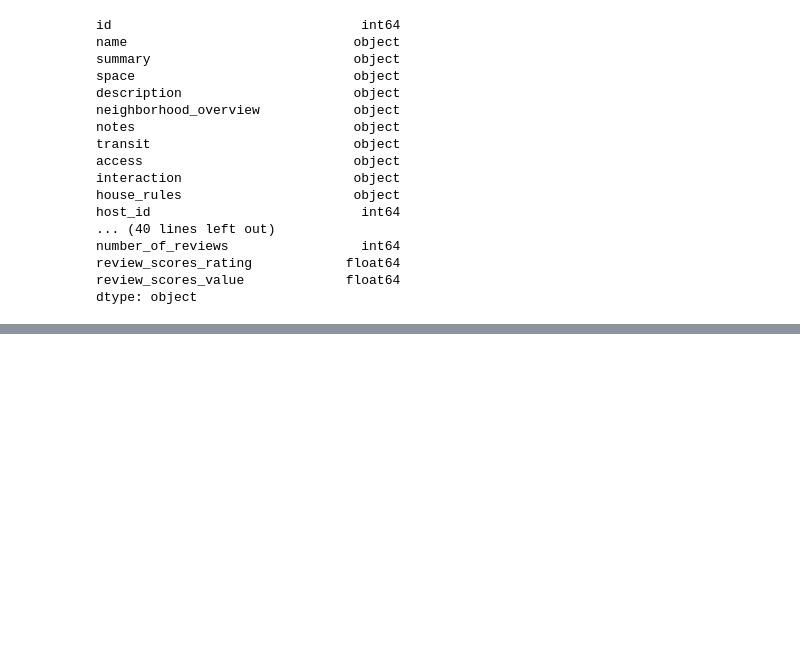
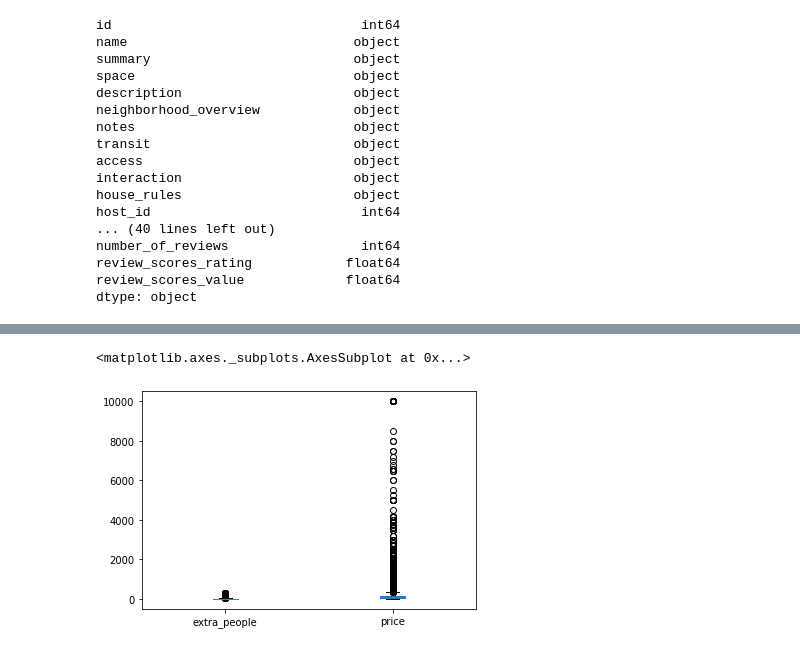
Before and after one commit to Justin-FrankGH/project3, a Jupyter notebook: listings_data_cleaning.ipynb, the cells around one changed output, grey strips where cells are left out. Cells and saved outputs as stored; diff of their text form; code cells hidden in the pictures; blank space fills up the shorter version.

```diff
--- a/listings_data_cleaning.ipynb
+++ b/listings_data_cleaning.ipynb
@@ -256,0 +286,18 @@ def price_fixer(col_name, )
+# %%
+clean2_df = clean1_df.drop(['monthly_price',
+ 'weekly_price',
+ 'notes',
+ 'host_response_rate',
+ 'host_response_time',
+ 'access',
+ 'interaction',
+ 'house_rules',
+ 'host_about',
+ 'neighborhood_overview',
+ 'transit',
+ 'host_acceptance_rate',
+ 'space',
+ 'review_scores_value',
+ 'review_scores_rating'], axis='columns')
+
+clean2_df.count()
@@ -256,0 +336,10 @@ def price_fixer(col_name, )
+# %%
+categorical_types = ['host_is_superhost',
+                     'is_location_exact',
+                     'property_type',
+                     'room_type',
+                     'bed_type']
+# %%
+clean2_df[categorical_types] = clean2_df[categorical_types].apply(lambda x: x.astype('category'),
+                                                                                axis='rows')
+clean2_df[categorical_types].dtypes
@@ -256,0 +418,10 @@ def price_fixer(col_name, )
+# %%
+import re
+clean2_df['price'] = clean2_df.price.apply(lambda x:re.sub(r'[$,]', '', x)).astype('float')
+clean2_df['extra_people'] = clean2_df.extra_people.apply(lambda x:re.sub(r'[$,]', '', x)).astype('float')
+# %%
+#Identify outliers
+clean2_df[['extra_people', 'price']].plot(kind='box')
+# %% [output]
+<matplotlib.axes._subplots.AxesSubplot at 0x...>
+[figure, added]
```
Also changed, not shown: parts of 31 cells of this notebook.
